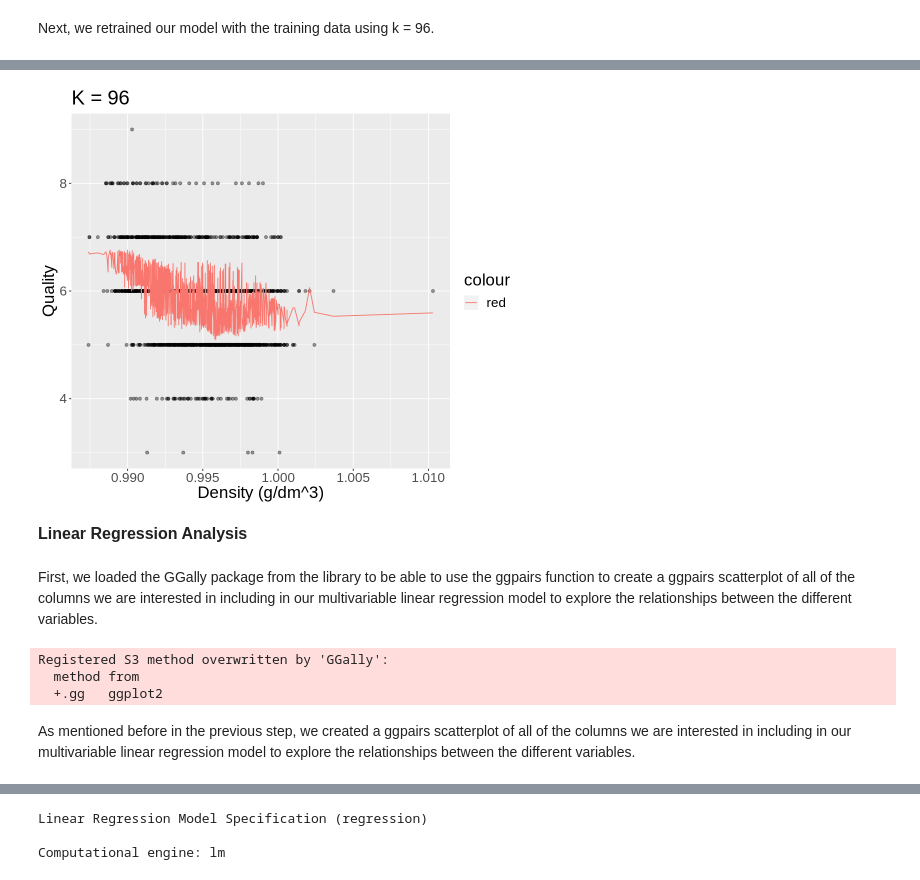
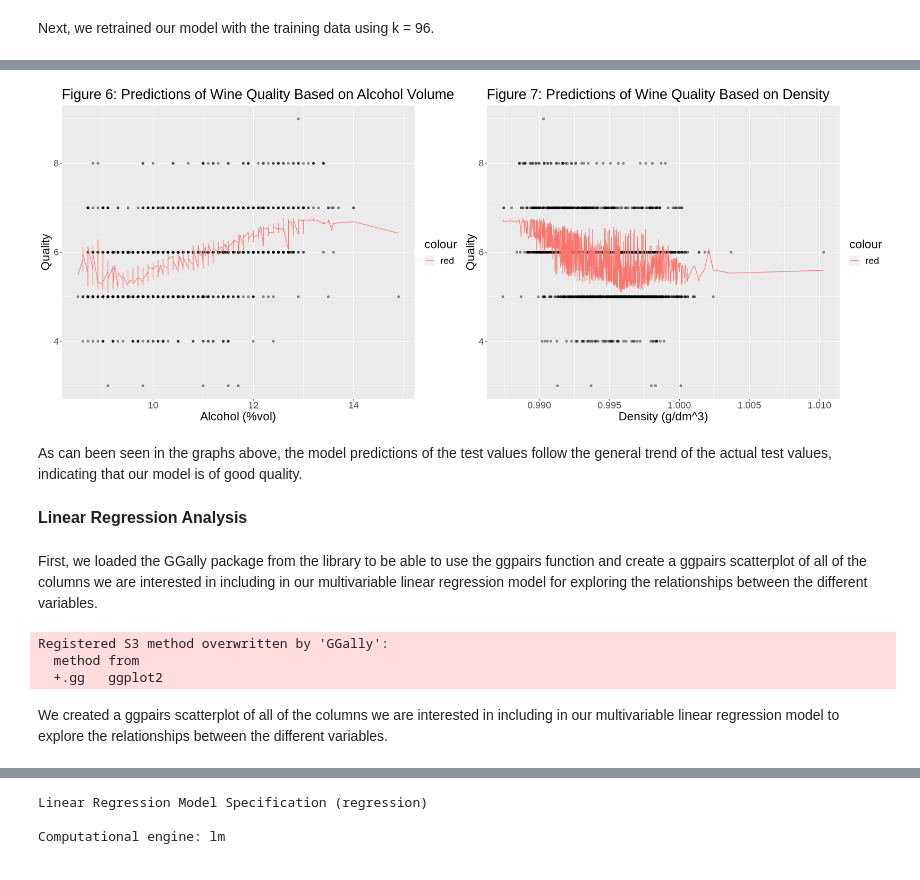
Before and after one commit to NataliaGarciaArias/dsci_group_project, a Jupyter notebook: kevin_edit_proposal-2.ipynb, the cells around one changed output, grey strips where cells are left out. Drawn from its saved outputs; the diff is of its cells as text; code cells hidden in the pictures.

```diff
--- a/kevin_edit_proposal-2.ipynb
+++ b/kevin_edit_proposal-2.ipynb
@@ -605,22 +443,40 @@ wine_knn_plot_final_alcohol
 # %%
-#create a plot showing the predicted values of the quality for the test set based on the density
-options(repr.plot.width = 8, repr.plot.height = 7)
+#create a plot showing the predicted values of the quality on top of alcohol volume values from the test set
+wine_knn_plot_final_alcohol <- ggplot(wine_testing, aes(x = alcohol, y = quality)) +
+geom_point(alpha = 0.4) +
+geom_line(data = wine_summary_results,
+          mapping = aes(x = alcohol, y = .pred,
+          color = "red")) +
+xlab("Alcohol (%vol)") +
+ylab("Quality") +
+ggtitle("Figure 6: Predictions of Wine Quality Based on Alcohol Volume") +
+theme(text = element_text(size = 20))
+
+#create a plot showing the predicted values of the quality on top of density values from the test set
 wine_knn_plot_final_density <- ggplot(wine_testing, aes(x = density, y = quality)) +
 geom_point(alpha = 0.4) +
-geom_line(data = wine_preds,
+geom_line(data = wine_summary_results,
           mapping = aes(x = density, y = .pred,
           color = "red")) +
 xlab("Density (g/dm^3)") +
 ylab("Quality") +
-ggtitle("K = 96") +
+ggtitle("Figure 7: Predictions of Wine Quality Based on Density") +
 theme(text = element_text(size = 20))
-wine_knn_plot_final_density
+
+#setting plot size
+options(repr.plot.width = 20, repr.plot.height = 8)
+
+#create grid of above plots for comparison
+knn_prediction_plots <- plot_grid(wine_knn_plot_final_alcohol, wine_knn_plot_final_density)
+knn_prediction_plots
 # %% [output]
-[figure, old version]
+[figure, new version]
+# %% [markdown]
+As can been seen in the graphs above, the model predictions of the test values follow the general trend of the actual test values, indicating that our model is of good quality.
 # %% [markdown]
 <font size="3">**Linear Regression Analysis**</font>
 # %% [markdown]
-First, we loaded the GGally package from the library to be able to use the ggpairs function to create a ggpairs scatterplot of all of the columns we are interested in including in our multivariable linear regression model to explore the relationships between the different variables.
+First, we loaded the GGally package from the library to be able to use the ggpairs function and create a ggpairs scatterplot of all of the columns we are interested in including in our multivariable linear regression model for exploring the relationships between the different variables.
 # %%
 #load the GGally package to be able to use the ggpairs function
 library(GGally)
@@ -629,7 +485,7 @@ Registered S3 method overwritten by 'GGally':
   method from
   +.gg   ggplot2
 # %% [markdown]
-As mentioned before in the previous step, we created a ggpairs scatterplot of all of the columns we are interested in including in our multivariable linear regression model to explore the relationships between the different variables.
+We created a ggpairs scatterplot of all of the columns we are interested in including in our multivariable linear regression model to explore the relationships between the different variables.
 # %%
 #create a ggpairs plot to understand the relationships between all of the variables
 options(repr.plot.width = 9, repr.plot.height = 9)
```
Also changed, not shown: parts of 70 cells of this notebook.
